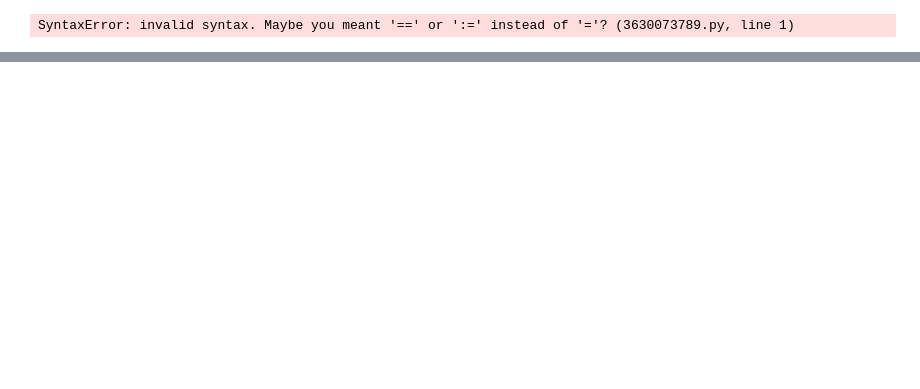
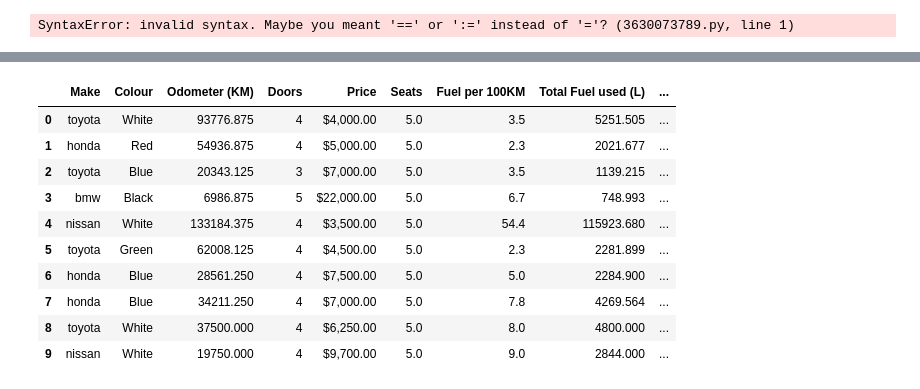
Before and after one commit to Abdullah-Shaikh45/DataScienceJourney, a Jupyter notebook: Pandas/Pandas-4.ipynb, the cells around one changed output, grey strips where cells are left out. Cells and saved outputs as stored; diff of their text form; code cells hidden in the pictures; blank space fills up the shorter version.

```diff
--- a/Pandas/Pandas-4.ipynb
+++ b/Pandas/Pandas-4.ipynb
@@ -277,0 +339,17 @@ KeyError: "['Price per KM'] not found in axis"
+# %%
+# converting KM into M
+car_sales['Odometer (KM)'] = car_sales['Odometer (KM)'].apply(lambda x: x / 1.6)
+# %%
+car_sales
+# %% [output]
+|  | Make | Colour | Odometer (KM) | Doors | Price | Seats | Fuel per 100KM | Total Fuel used (L) | ... |
+| 0 | toyota | White | 93776.875 | 4 | $4,000.00 | 5.0 | 3.5 | 5251.505 | ... |
+| 1 | honda | Red | 54936.875 | 4 | $5,000.00 | 5.0 | 2.3 | 2021.677 | ... |
+| 2 | toyota | Blue | 20343.125 | 3 | $7,000.00 | 5.0 | 3.5 | 1139.215 | ... |
+| 3 | bmw | Black | 6986.875 | 5 | $22,000.00 | 5.0 | 6.7 | 748.993 | ... |
+| 4 | nissan | White | 133184.375 | 4 | $3,500.00 | 5.0 | 54.4 | 115923.680 | ... |
+| 5 | toyota | Green | 62008.125 | 4 | $4,500.00 | 5.0 | 2.3 | 2281.899 | ... |
+| 6 | honda | Blue | 28561.250 | 4 | $7,500.00 | 5.0 | 5.0 | 2284.900 | ... |
+| 7 | honda | Blue | 34211.250 | 4 | $7,000.00 | 5.0 | 7.8 | 4269.564 | ... |
+| 8 | toyota | White | 37500.000 | 4 | $6,250.00 | 5.0 | 8.0 | 4800.000 | ... |
+| 9 | nissan | White | 19750.000 | 4 | $9,700.00 | 5.0 | 9.0 | 2844.000 | ... |
```
Also changed, not shown: parts of 15 cells of this notebook.
